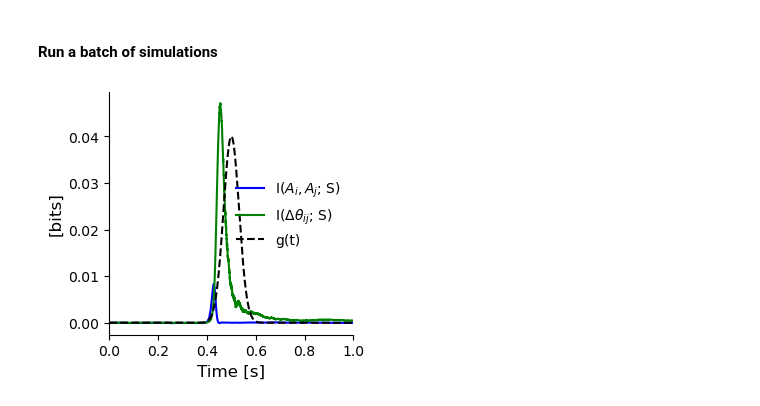
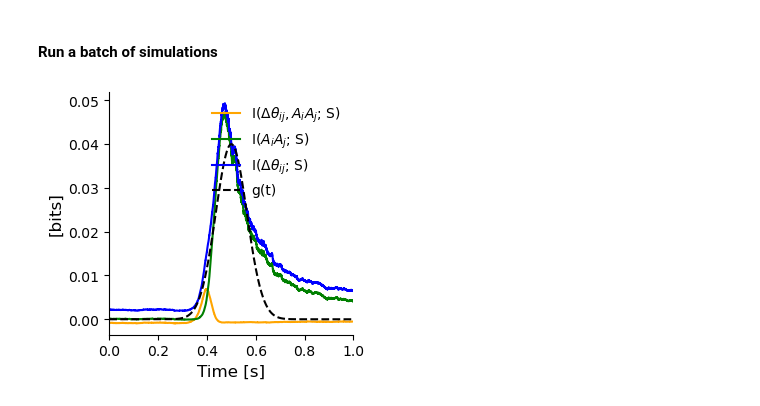
Before and after one commit to ViniciusLima94/phase_amplitude_encoding, a Jupyter notebook: notebooks/Figure3_TwoNodes.ipynb, the cells around one changed output. Saved outputs shown, nothing was run; the diff lists cells and outputs as text; code cells hidden in the pictures.

```diff
--- a/notebooks/Figure3_TwoNodes.ipynb
+++ b/notebooks/Figure3_TwoNodes.ipynb
@@ -56,7 +56,7 @@ simulate_loop = jax.vmap(
 coupling = CS[:, None] * coupling
 # %%
 out = simulate_loop(
-    10 * C,
+    1 * C,
     coupling,
     40,
     -3,
@@ -138,0 +144,6 @@ plt.savefig("figures/sample_encoding_evoked_potential.png", bbox_inches="tight")
+# %%
+z = data.isel(roi=0) * np.conj(data.isel(roi=1))
+A = np.abs(z).values
+dphi = np.unwrap(np.angle(z))
+# %%
+labels = np.tile(np.expand_dims(CS, 1), data.sizes["times"])
@@ -141,13 +183,14 @@ plt.savefig("figures/sample_encoding_evoked_potential.png", bbox_inches="tight")
 # %%
 I_S_R1 = []
 I_S_R2 = []
+I_S_R1_R2 = []
 
-for _ in tqdm(range(100)):
+for _ in tqdm(range(20)):
 
     seeds = np.random.randint(0, 100000, ntrials)
 
     out = simulate_loop(
-        10 * C,
+        1 * C,
         coupling,
         40,
         -3,
@@ -172,29 +215,38 @@ for _ in tqdm(range(100)):
     z = data[:, 0] * np.conj(data[:, 1])
     A = np.abs(z).values
     dphi = np.unwrap(np.angle(z))
+    mv = np.stack((A, dphi), axis=0)
 
     I_S_R1 += [gcmi_nd_cc(A, labels, traxis=0)]
     I_S_R2 += [gcmi_nd_cc(dphi, labels, traxis=0)]
+    I_S_R1_R2 += [mi_fcn_time(mv, labels[None], False, True)]
 # %%
 plt.figure(figsize=(8 / 2.54, 8 / 2.54))
 ax = plt.subplot(111)
-plt.plot(data.times, np.mean(I_S_R1, 0), "b")
+plt.plot(data.times, np.mean(I_S_R1, 0), "orange")
 plt.plot(data.times, np.mean(I_S_R2, 0), "g")
-plt.plot(time[(time >=0) * (time <= 1)], coupling[-1, (time >=0) * (time <= 1)] / 10000 * 4, "k--")
+plt.plot(data.times, np.mean(I_S_R1_R2, 0), "b")
+
+plt.plot(
+    time[(time >= 0) * (time <= 1)],
+    coupling[-1, (time >= 0) * (time <= 1)] / 10000 * 4,
+    "k--",
+)
 
 plt.legend(
     [
-        r"I($A_{i}, A_{j}$; S)",
+        r"I($\Delta\theta_{ij}, A_{i}A_{j}$; S)",
+        "I($A_{i}A_{j}$; S)",
         r"I($\Delta\theta_{ij}$; S)",
-        "g(t)"
+        "g(t)",
     ],
     frameon=False,
 )
 
 plt.xlabel("Time [s]", fontsize=12)
 plt.ylabel("[bits]", fontsize=12)
 [ax.spines[key].set_visible(False) for key in ["top", "right"]]
 plt.xlim(0, 1)
 plt.savefig("figures/sample_encoding_evoked_potential.pdf", bbox_inches="tight")
 # %% [output]
-[figure, old version]
+[figure, new version]
```
Also changed, not shown: parts of 8 cells of this notebook, 5 other files.
